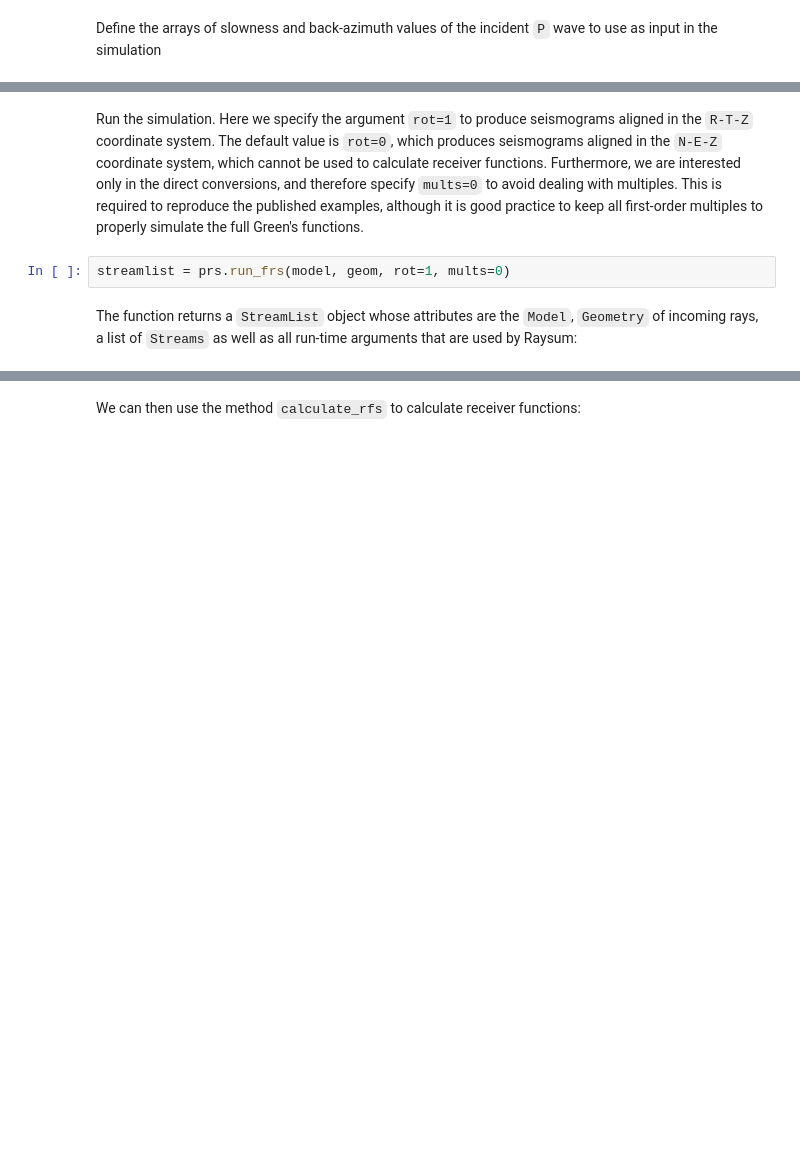
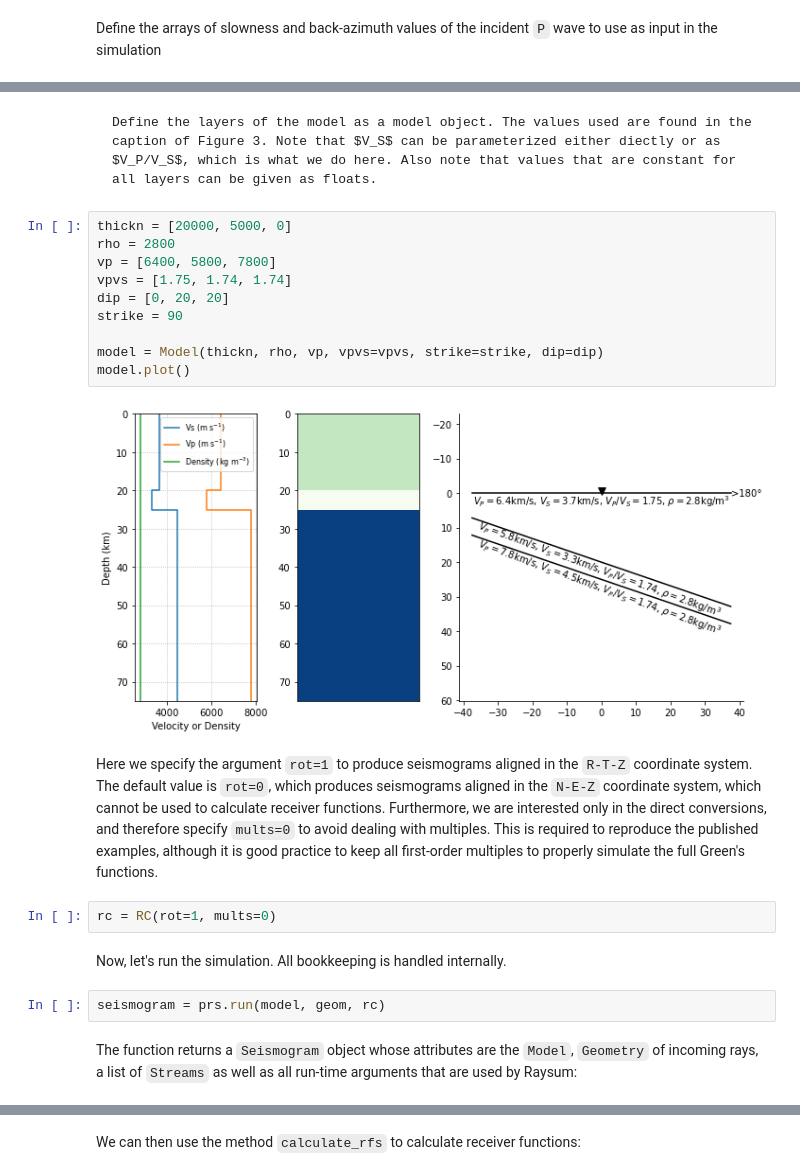
Before and after one commit to paudetseis/PyRaysum, a Jupyter notebook: pyraysum/examples/notebooks/sim_Porter2011.ipynb, the cells around one changed output, grey strips where cells are left out. Drawn from its saved outputs; the diff is of its cells as text; blank space fills up the shorter version.

```diff
--- a/pyraysum/examples/notebooks/sim_Porter2011.ipynb
+++ b/pyraysum/examples/notebooks/sim_Porter2011.ipynb
@@ -20,7 +20,25 @@ model = prs.read_model('../models/model_Porter2011_dip.txt')
+# %% [markdown]
+    Define the layers of the model as a model object. The values used are found in the caption of Figure 3. Note that $V_S$ can be parameterized either diectly or as $V_P/V_S$, which is what we do here. Also note that values that are constant for all layers can be given as floats.
+# %%
+thickn = [20000, 5000, 0]
+rho = 2800
+vp = [6400, 5800, 7800]
+vpvs = [1.75, 1.74, 1.74]
+dip = [0, 20, 20]
+strike = 90
+
+model = Model(thickn, rho, vp, vpvs=vpvs, strike=strike, dip=dip)
+model.plot()
+# %% [output]
+[figure, added]
 # %% [markdown]
-Run the simulation. Here we specify the argument `rot=1` to produce seismograms aligned in the `R-T-Z` coordinate system. The default value is `rot=0`, which produces seismograms aligned in the `N-E-Z` coordinate system, which cannot be used to calculate receiver functions. Furthermore, we are interested only in the direct conversions, and therefore specify `mults=0` to avoid dealing with multiples. This is required to reproduce the published examples, although it is good practice to keep all first-order multiples to properly simulate the full Green's functions.
+Here we specify the argument `rot=1` to produce seismograms aligned in the `R-T-Z` coordinate system. The default value is `rot=0`, which produces seismograms aligned in the `N-E-Z` coordinate system, which cannot be used to calculate receiver functions. Furthermore, we are interested only in the direct conversions, and therefore specify `mults=0` to avoid dealing with multiples. This is required to reproduce the published examples, although it is good practice to keep all first-order multiples to properly simulate the full Green's functions.
 # %%
-streamlist = prs.run_frs(model, geom, rot=1, mults=0)
+rc = RC(rot=1, mults=0)
+# %% [markdown]
+Now, let's run the simulation. All bookkeeping is handled internally.
+# %%
+seismogram = prs.run(model, geom, rc)
 # %% [markdown]
-The function returns a `StreamList` object whose attributes are the `Model`, `Geometry` of incoming rays, a list of `Streams` as well as all run-time arguments that are used by Raysum:
+The function returns a `Seismogram` object whose attributes are the `Model`, `Geometry` of incoming rays, a list of `Streams` as well as all run-time arguments that are used by Raysum:
 # %%
```
Also changed, not shown: parts of 13 cells of this notebook.
